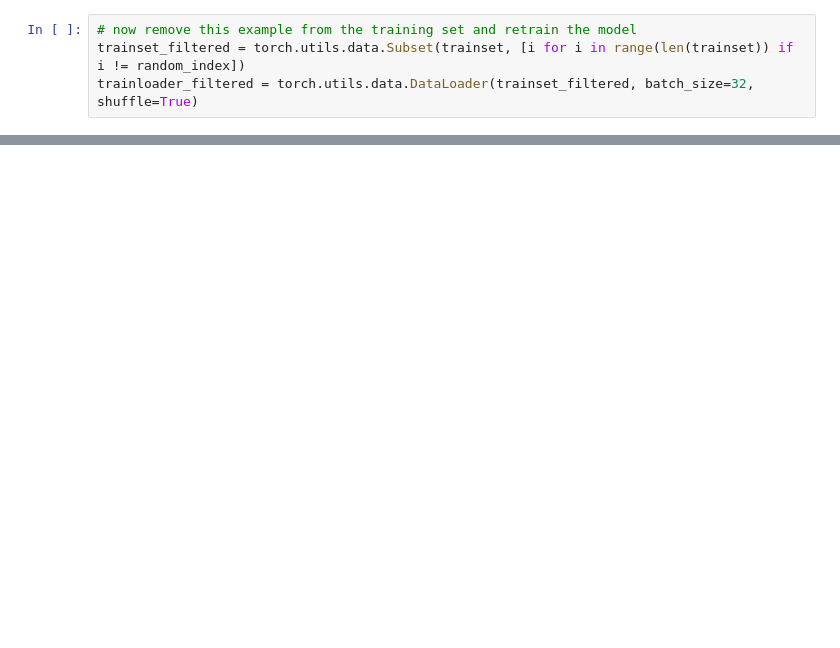
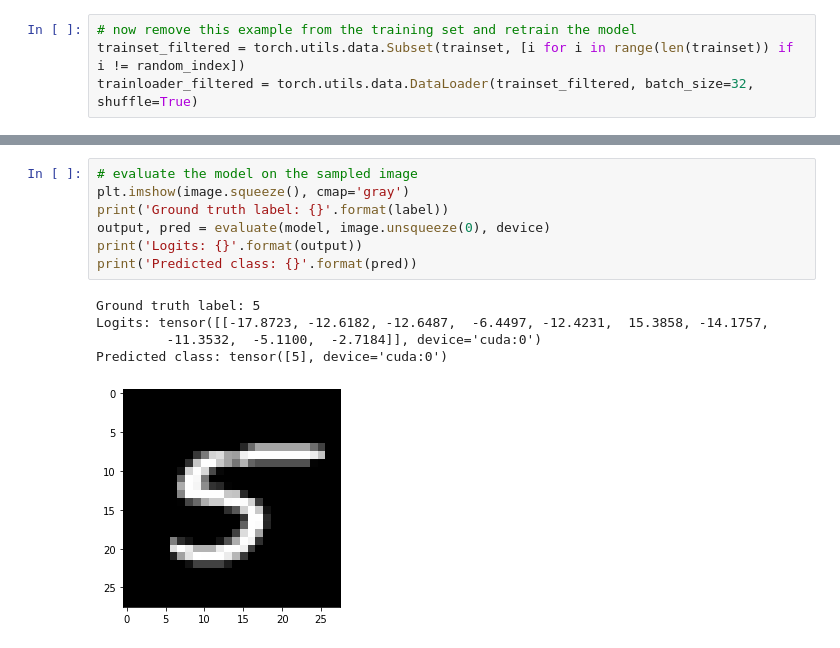
Before and after one commit to saeedzou/Machine-Unlearning, a Jupyter notebook: experiment.ipynb, the cells around one changed output, grey strips where cells are left out. Cells and saved outputs as stored; diff of their text form; blank space fills up the shorter version.

```diff
--- a/experiment.ipynb
+++ b/experiment.ipynb
@@ -165,0 +201,13 @@ Epoch: 3, Train Loss: 0.0433, Train Acc: 0.9869, Test Loss: 0.0312, Test Acc: 0.
+# %%
+# evaluate the model on the sampled image
+plt.imshow(image.squeeze(), cmap='gray')
+print('Ground truth label: {}'.format(label))
+output, pred = evaluate(model, image.unsqueeze(0), device)
+print('Logits: {}'.format(output))
+print('Predicted class: {}'.format(pred))
+# %% [output]
+Ground truth label: 5
+Logits: tensor([[-17.8723, -12.6182, -12.6487,  -6.4497, -12.4231,  15.3858, -14.1757,
+         -11.3532,  -5.1100,  -2.7184]], device='cuda:0')
+Predicted class: tensor([5], device='cuda:0')
+[figure, added]
```
Also changed, not shown: parts of 7 cells of this notebook.
